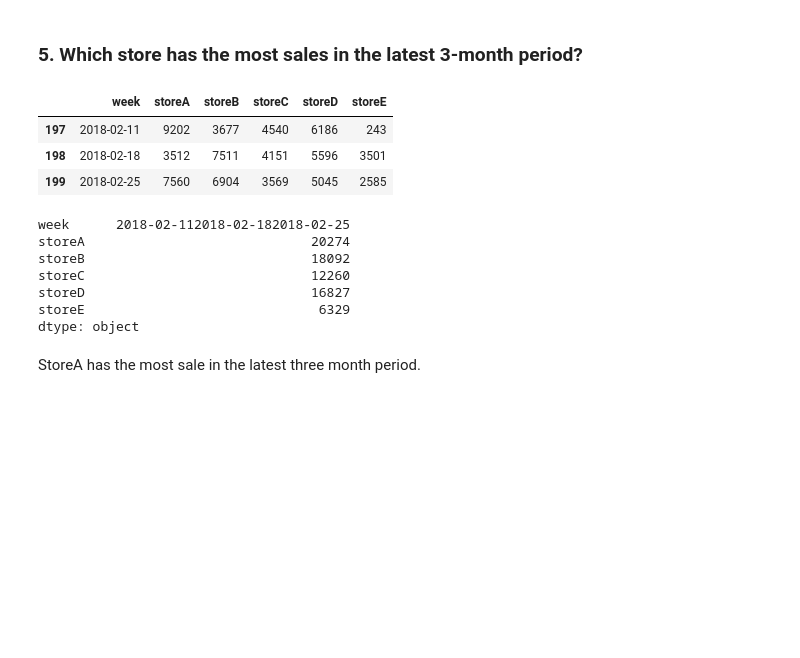
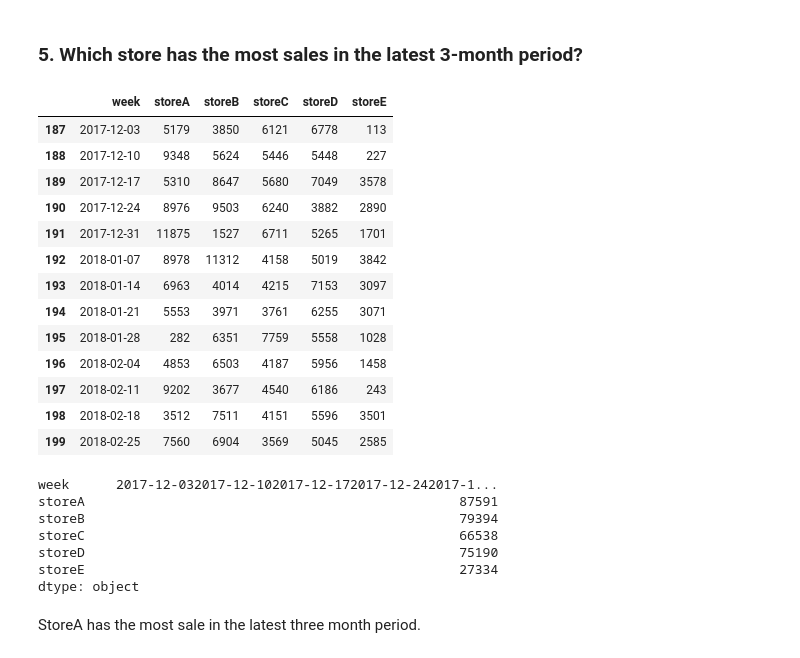
Before and after one commit to martinboluwaji/-Python-for-Data-Science, a Jupyter notebook: Project 2/DS026_Project_2.ipynb, the cells around one changed output. Drawn from its saved outputs; the diff is of its cells as text; code cells hidden in the pictures; blank space fills up the shorter version.

```diff
--- a/Project 2/DS026_Project_2.ipynb
+++ b/Project 2/DS026_Project_2.ipynb
@@ -126,24 +142,34 @@ sns.barplot( x='week',y='storeC', data=store)
 ### 5. Which store has the most sales in the latest 3-month period?
 # %%
 # code here
-latest = store.tail(3)
+latest = store.tail(13)
 latest
 
 # Write your answer below as text
 # %% [output]
 |  | week | storeA | storeB | storeC | storeD | storeE |
+| 187 | 2017-12-03 | 5179 | 3850 | 6121 | 6778 | 113 |
+| 188 | 2017-12-10 | 9348 | 5624 | 5446 | 5448 | 227 |
+| 189 | 2017-12-17 | 5310 | 8647 | 5680 | 7049 | 3578 |
+| 190 | 2017-12-24 | 8976 | 9503 | 6240 | 3882 | 2890 |
+| 191 | 2017-12-31 | 11875 | 1527 | 6711 | 5265 | 1701 |
+| 192 | 2018-01-07 | 8978 | 11312 | 4158 | 5019 | 3842 |
+| 193 | 2018-01-14 | 6963 | 4014 | 4215 | 7153 | 3097 |
+| 194 | 2018-01-21 | 5553 | 3971 | 3761 | 6255 | 3071 |
+| 195 | 2018-01-28 | 282 | 6351 | 7759 | 5558 | 1028 |
+| 196 | 2018-02-04 | 4853 | 6503 | 4187 | 5956 | 1458 |
 | 197 | 2018-02-11 | 9202 | 3677 | 4540 | 6186 | 243 |
 | 198 | 2018-02-18 | 3512 | 7511 | 4151 | 5596 | 3501 |
 | 199 | 2018-02-25 | 7560 | 6904 | 3569 | 5045 | 2585 |
 # %%
 latest.sum()
 # %% [output]
-week      2018-02-112018-02-182018-02-25
-storeA                             20274
-storeB                             18092
-storeC                             12260
-storeD                             16827
-storeE                              6329
+week      2017-12-032017-12-102017-12-172017-12-242017-1...
+storeA                                                87591
+storeB                                                79394
+storeC                                                66538
+storeD                                                75190
+storeE                                                27334
 dtype: object
 # %% [markdown]
 StoreA has the most sale in the latest three month period.
```
Also changed, not shown: parts of 7 cells of this notebook.
